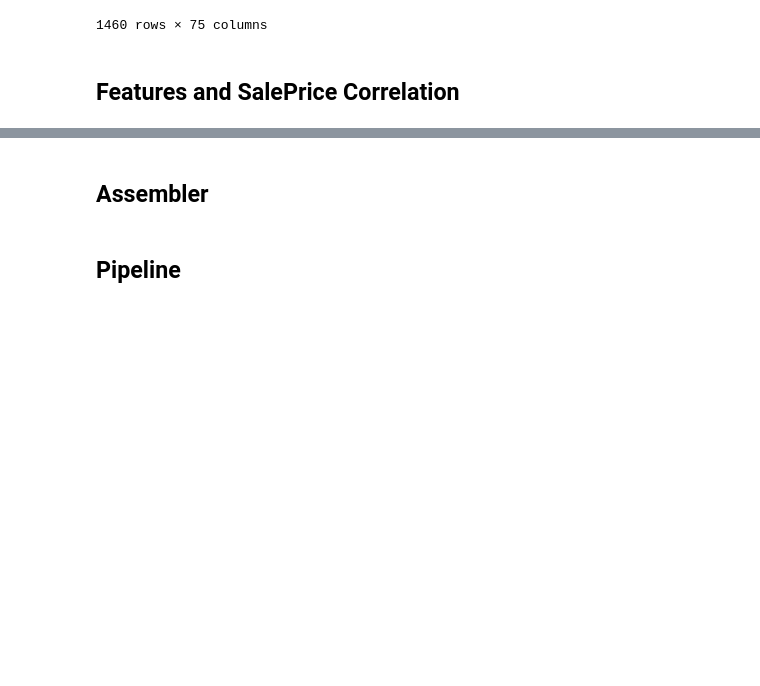
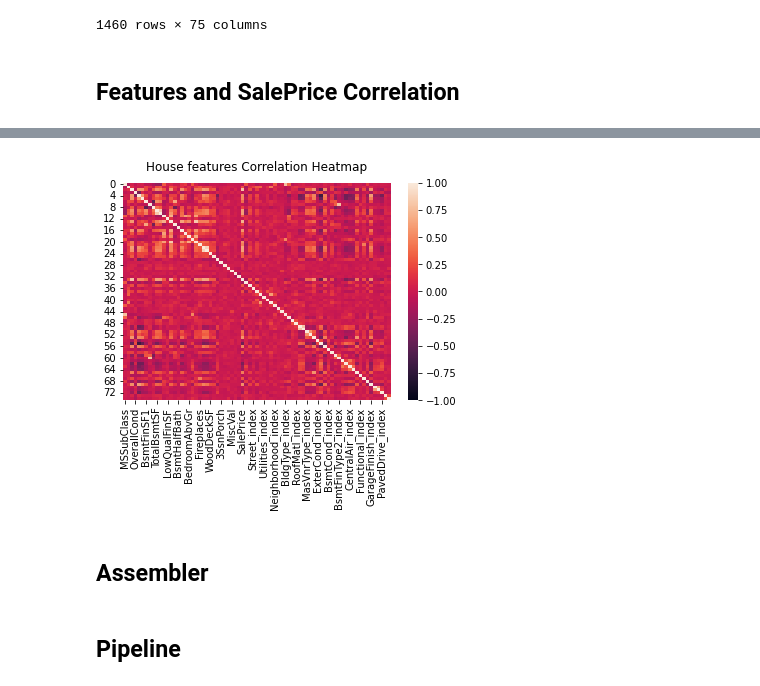
Before and after one commit to jeanPcr/house-prices-prediciton, a Jupyter notebook: script.ipynb, the cells around one changed output, grey strips where cells are left out. Cells and saved outputs as stored; diff of their text form; code cells hidden in the pictures; blank space fills up the shorter version.

Commit message:
display heatmap

```diff
--- a/script.ipynb
+++ b/script.ipynb
@@ -30,7 +35,7 @@ import seaborn as sns
 # %%
 spark = SparkSession.builder.getOrCreate()
 # %%
-path = "./work/train.csv"
+path = "./Master2/house-prices-prediction/train.csv"
 
 sdf = spark.read.csv(path,header=True,inferSchema=True)
 # %%
@@ -179,8 +184,6 @@ indexers_pipeline = Pipeline(stages = indexers)
 indexers_df = indexers_pipeline.fit(sdf).transform(sdf)
 # DROP STRING FEATURES
 indexers_df = indexers_df.drop(*features_string)
-# DROP ID COLUMN
-indexers_df = indexers_df.drop("id")
 
 indexers_df.toPandas()
 # %% [output]
@@ -212,6 +215,10 @@ pearsonCorr = Correlation.corr(corr_vector, 'corr_features', 'pearson').collect(
 
 corr_matrix = pearsonCorr.toArray().tolist()
 corr_df = spark.createDataFrame(corr_matrix,indexers_df.columns)
+
+heatmap = sns.heatmap(corr_df.toPandas(),vmin=-1, vmax=1)
+
+heatmap.set_title('House features Correlation Heatmap', fontdict={'fontsize':12}, pad=12);
 
 correlation_colums = [
     "GrLivArea",
@@ -248,4 +255,6 @@ correlation_colums = [
 
 # SELECT ONLY CORRELATION FEAUTRES
 indexers_df = indexers_df.select(correlation_colums)
+
+indexers_df.describe().toPandas()
 # %% [output]
@@ -254,3 +268,4 @@ indexers_df = indexers_df.select(correlation_colums)
+[figure, added]
 # %% [markdown]
 ## Assembler
 # %%
```
Also changed, not shown: parts of 8 cells of this notebook.
